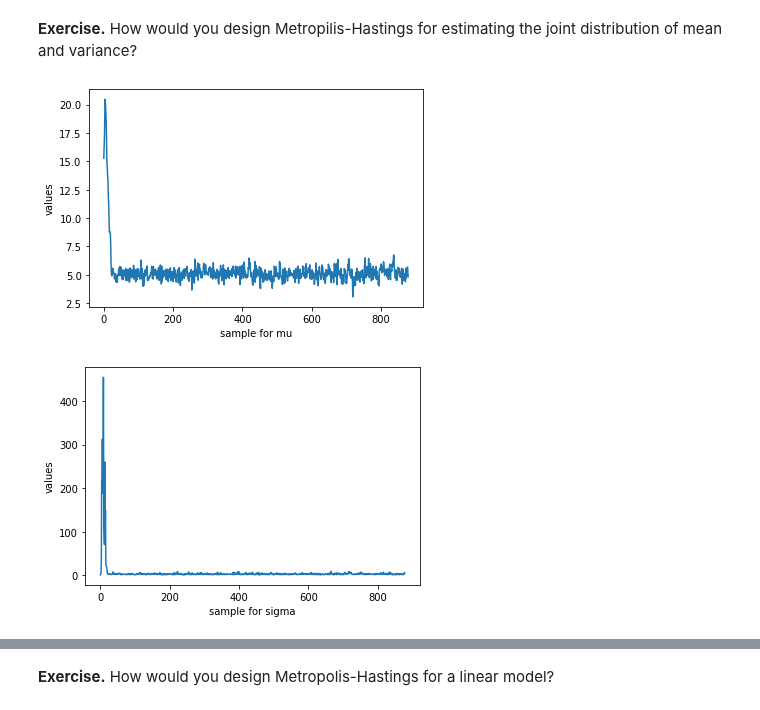
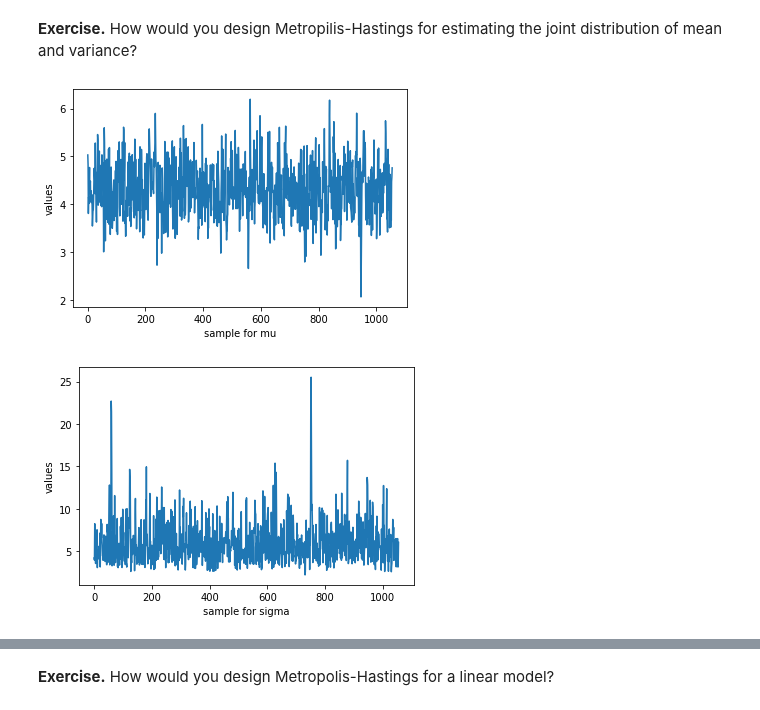
Before and after one commit to marcolorenzi/marcolorenzi.github.io, a Jupyter notebook: material/Bayes/Lesson6.ipynb, the cells around one changed output, grey strips where cells are left out. Cells and saved outputs as stored; diff of their text form; code cells hidden in the pictures.

```diff
--- a/material/Bayes/Lesson6.ipynb
+++ b/material/Bayes/Lesson6.ipynb
@@ -274,16 +286,30 @@ plt.show()
 def log_likelihood_mu_sigma(param):
     return np.sum([norm.logpdf(point,param[0],np.sqrt(np.exp(param[1]))) for point in y])
 
-def log_prior_mu_sigma(param, hyper):
-    return norm.logpdf(param, hyper[0], hyper[1])
+# Definition of the prior for sigma as a Normal distribution - we changed this line in the class
+#def log_prior_mu_sigma(param, hyper):
+#    return scipy.stats.norm.logpdf(param, hyper[0], hyper[1])
 
-def log_posterior_mu_sigma(param, hyper):
-    return log_likelihood_mu_sigma(param) + log_prior_mu_sigma(param[0], hyper[0]) + log_prior_mu_sigma(param[1], hyper[1])
+def log_prior_mu(param, hyper):
+    return scipy.stats.norm.logpdf(param, hyper[0], hyper[1])
+
+def log_prior_sigma(param, hyper):
+    return scipy.stats.uniform.logpdf(param, hyper[0], hyper[1])
+
+def log_posterior_mu_sigma(param, hyper_mu, hyper_sigma):
+    return log_likelihood_mu_sigma(param) + log_prior_mu(param[0], hyper_mu) + log_prior_sigma(param[1], hyper_sigma)
 
 
 Niter = 5000
-init_param_mu = 15
-init_param_log_sigma = 0
+prior_mu_mean = 3
+prior_mu_sd = 4
+
+prior_sigma_inf = 0
+prior_sigma_sup = 45
+
+#initial parameters of our chain
+init_param_mu = 3
+init_param_log_sigma=0
 
 # In this array we store the values of the Markov chain
 param_samples_mu = []
@@ -300,20 +326,21 @@ output_samples_mu = []
 output_samples_log_sigma = []
 
 hyper_mu = [5,2]
-hyper_log_sigma = [0,2]
+hyper_log_sigma = [0,3]
 
-hyper_prior = [hyper_mu, hyper_log_sigma]
+hyper_prior_mu = [prior_mu_mean, prior_mu_sd]
+hyper_prior_sigma = [prior_sigma_inf, prior_sigma_sup]
 
 for i in range(Niter):
     # We compute the log-posterior at the current parameter
-    old_log_post = log_posterior_mu_sigma([param_samples_mu[i], param_samples_log_sigma[i]], hyper_prior)
+    old_log_post = log_posterior_mu_sigma([param_samples_mu[i], param_samples_log_sigma[i]], hyper_prior_mu, hyper_prior_sigma)
 
     # We compute a new proposal parameter
     new_mu = proposal(param_samples_mu[i], 1)
     new_log_sigma = proposal(param_samples_log_sigma[i], 1)
 
     # We compute the log-posterior at the new parameter
-    new_log_post = log_posterior_mu_sigma([new_mu, new_log_sigma], hyper_prior)
+    new_log_post = log_posterior_mu_sigma([new_mu, new_log_sigma], hyper_prior_mu, hyper_prior_sigma)
 
     # We compute the MH-acceptance ratio
     ratio = np.min([1, np.exp(new_log_post - old_log_post)])
@@ -332,16 +359,19 @@ for i in range(Niter):
         param_samples_mu.append(param_samples_mu[i])
         param_samples_log_sigma.append(param_samples_log_sigma[i])
 # %%
+output_samples_mu = np.array([i[0] for i in output_samples_mu])
 plt.plot(output_samples_mu)
 plt.xlabel('sample for mu')
 plt.ylabel('values')
 plt.show()
 # %% [output]
-[figure, old version]
+[figure, new version]
 # %%
+output_samples_log_sigma = np.array([i[0] for i in output_samples_log_sigma])
+
 plt.plot(np.exp(output_samples_log_sigma))
 plt.xlabel('sample for sigma')
 plt.ylabel('values')
 plt.show()
 # %% [output]
-[figure, old version]
+[figure, new version]
```
Also changed, not shown: parts of 18 cells of this notebook.
